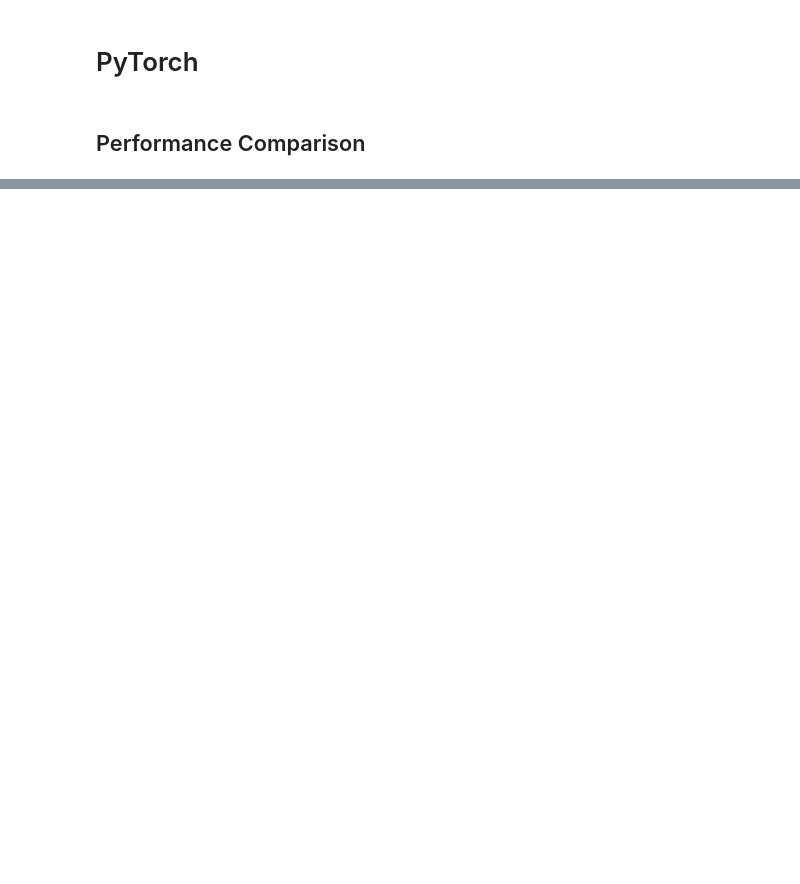
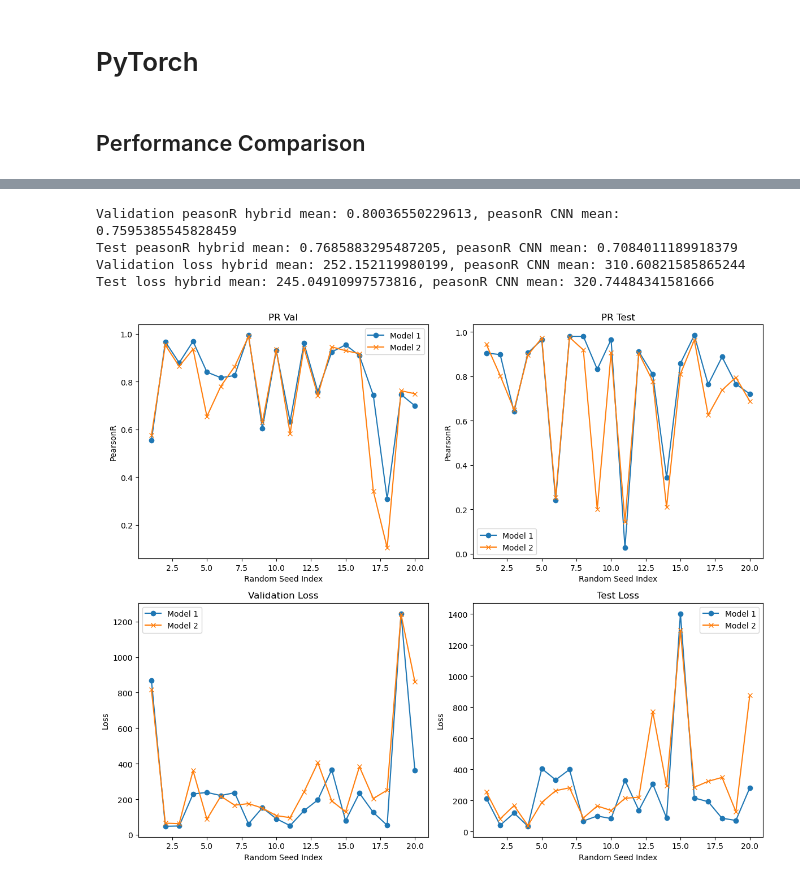
Before and after one commit to VictorH2208/Capstone-CNN, a Jupyter notebook: CNN/cnn_v4_with_mean.ipynb, the cells around one changed output, grey strips where cells are left out. Saved outputs shown, nothing was run; the diff lists cells and outputs as text; code cells hidden in the pictures; blank space fills up the shorter version.

```diff
--- a/CNN/cnn_v4_with_mean.ipynb
+++ b/CNN/cnn_v4_with_mean.ipynb
@@ -490,0 +605,63 @@ Test set: Average loss: 86.5466, Pearson's R: 0.9899859368923445
+# %%
+# Extracting values for the two models
+PR_val_model1 = PR_val[::2]
+PR_val_model2 = PR_val[1::2]
+PR_test_model1 = PR_test[::2]
+PR_test_model2 = PR_test[1::2]
+Val_loss_model1 = Val_loss[::2]
+Val_loss_model2 = Val_loss[1::2]
+Test_loss_model1 = Test_loss[::2]
+Test_loss_model2 = Test_loss[1::2]
+
+print(f"Validation peasonR hybrid mean: {np.mean(PR_val_model1)}, peasonR CNN mean: {np.mean(PR_val_model2)}")
+print(f"Test peasonR hybrid mean: {np.mean(PR_test_model1)}, peasonR CNN mean: {np.mean(PR_test_model2)}")
+print(f"Validation loss hybrid mean: {np.mean(Val_loss_model1)}, peasonR CNN mean: {np.mean(Val_loss_model2)}")
+print(f"Test loss hybrid mean: {np.mean(Test_loss_model1)}, peasonR CNN mean: {np.mean(Test_loss_model2)}")
+
+# Random seed indices (assuming equal length for all lists)
+indices = range(1, len(PR_val_model1) + 1)
+
+# Creating subplots
+fig, axs = plt.subplots(2, 2, figsize=(12, 10))
+
+# PR_val plot
+axs[0, 0].plot(indices, PR_val_model1, label='Model 1', marker='o')
+axs[0, 0].plot(indices, PR_val_model2, label='Model 2', marker='x')
+axs[0, 0].set_title('PR Val')
+axs[0, 0].set_xlabel('Random Seed Index')
+axs[0, 0].set_ylabel('PearsonR')
+axs[0, 0].legend()
+
+# PR_test plot
+axs[0, 1].plot(indices, PR_test_model1, label='Model 1', marker='o')
+axs[0, 1].plot(indices, PR_test_model2, label='Model 2', marker='x')
+axs[0, 1].set_title('PR Test')
+axs[0, 1].set_xlabel('Random Seed Index')
+axs[0, 1].set_ylabel('PearsonR')
+axs[0, 1].legend()
+
+# Val_loss plot
+axs[1, 0].plot(indices, Val_loss_model1, label='Model 1', marker='o')
+axs[1, 0].plot(indices, Val_loss_model2, label='Model 2', marker='x')
+axs[1, 0].set_title('Validation Loss')
+axs[1, 0].set_xlabel('Random Seed Index')
+axs[1, 0].set_ylabel('Loss')
+axs[1, 0].legend()
+
+# Test_loss plot
+axs[1, 1].plot(indices, Test_loss_model1, label='Model 1', marker='o')
+axs[1, 1].plot(indices, Test_loss_model2, label='Model 2', marker='x')
+axs[1, 1].set_title('Test Loss')
+axs[1, 1].set_xlabel('Random Seed Index')
+axs[1, 1].set_ylabel('Loss')
+axs[1, 1].legend()
+
+# Adjusting layout
+plt.tight_layout()
+plt.show()
+# %% [output]
+Validation peasonR hybrid mean: 0.80036550229613, peasonR CNN mean: 0.7595385545828459
+Test peasonR hybrid mean: 0.7685883295487205, peasonR CNN mean: 0.7084011189918379
+Validation loss hybrid mean: 252.152119980199, peasonR CNN mean: 310.60821585865244
+Test loss hybrid mean: 245.04910997573816, peasonR CNN mean: 320.74484341581666
+[figure, added]
```
Also changed, not shown: parts of 10 cells of this notebook, 3 other files.
